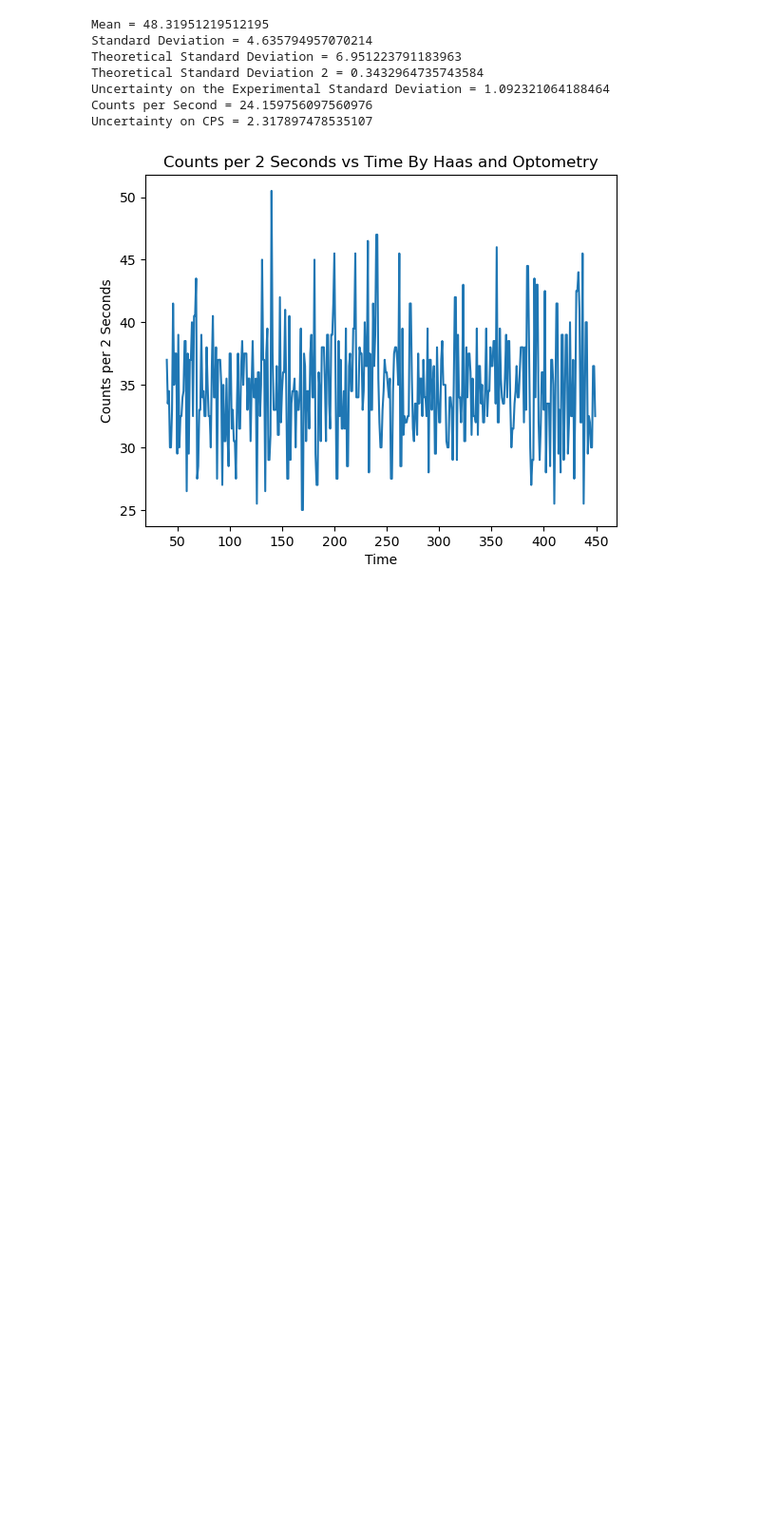
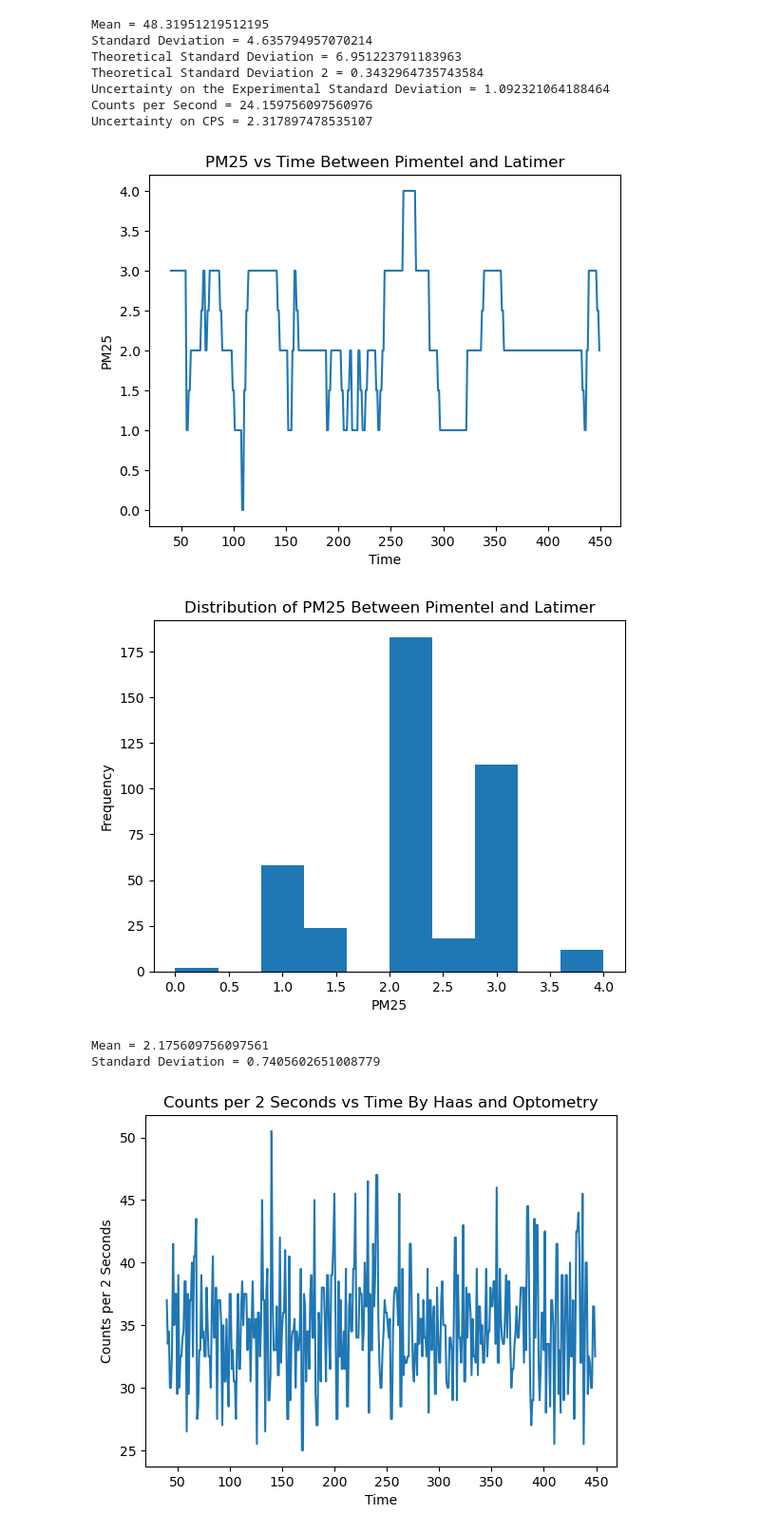
Before and after one commit to tinajolly/E11, a Jupyter notebook: Final Project/final_project_analysis.ipynb, the cells around one changed output. Shown at 95% size. Drawn from its saved outputs; the diff is of its cells as text; code cells hidden in the pictures; blank space fills up the shorter version.

```diff
--- a/Final Project/final_project_analysis.ipynb
+++ b/Final Project/final_project_analysis.ipynb
@@ -96,6 +112,13 @@ Theoretical Standard Deviation 2 = 0.3432964735743584
 Uncertainty on the Experimental Standard Deviation = 1.092321064188464
 Counts per Second = 24.159756097560976
 Uncertainty on CPS = 2.317897478535107
+# %%
+stats_fun(data3['PM25'],'PM25','Between Pimentel and Latimer','counts pimentel')
+# %% [output]
+[figure, added]
+[figure, added]
+Mean = 2.175609756097561
+Standard Deviation = 0.7405602651008779
 # %%
 stats_fun(data4['counts'],'Counts per 2 Seconds','By Haas and Optometry','counts Haas')
 # %% [output]
```
Also changed, not shown: parts of 12 cells of this notebook, 4 other files.
